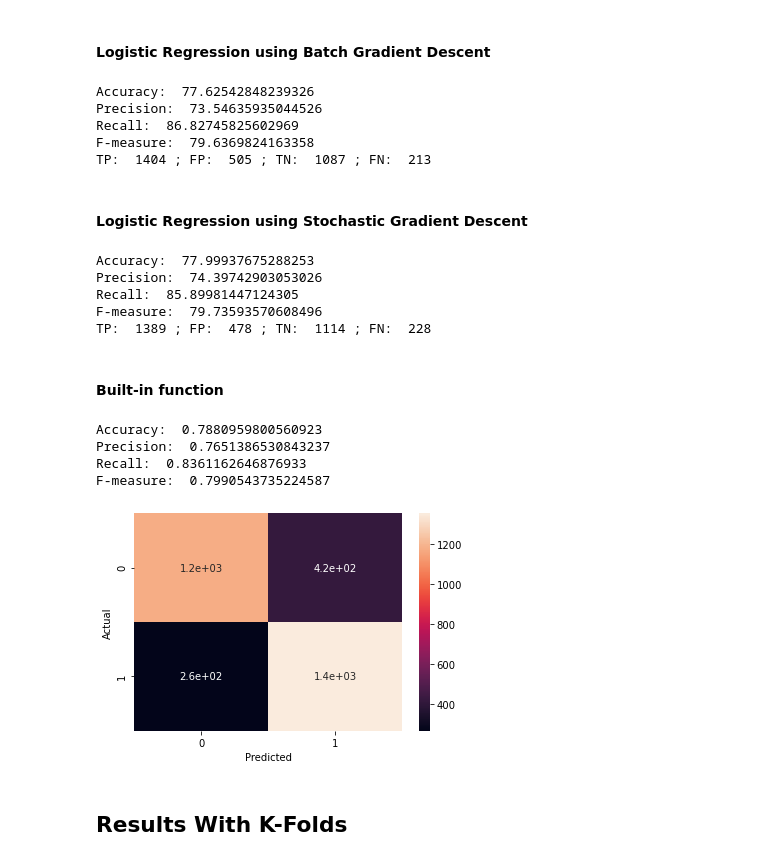
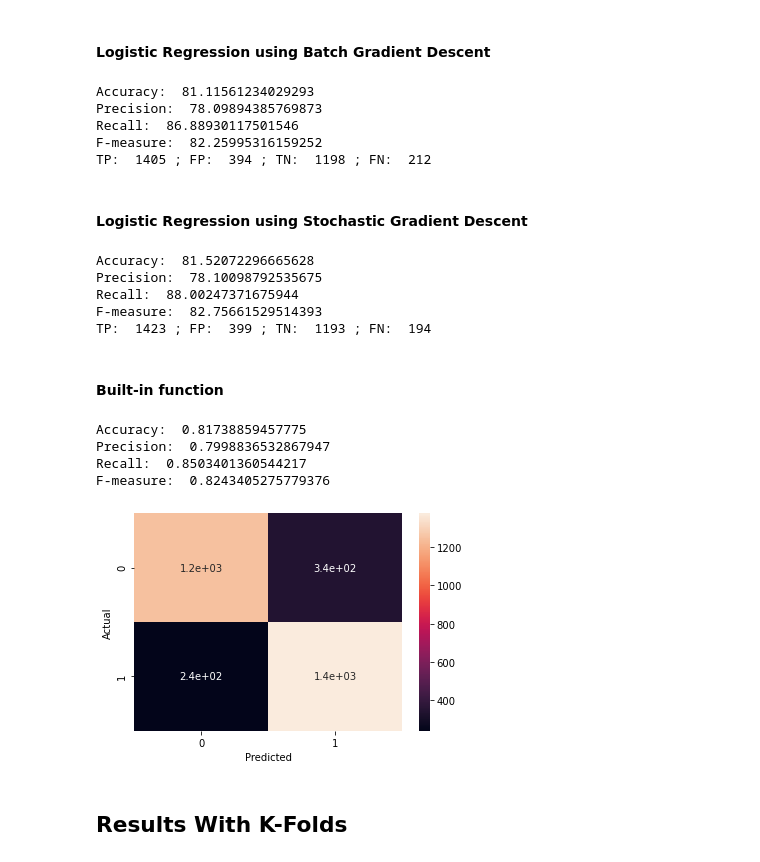
Before and after one commit to sallahbaksh/Stroke-EDA-Predictor, a Jupyter notebook: LogisticRegression.ipynb, the cells around one changed output. Saved outputs shown, nothing was run; the diff lists cells and outputs as text; code cells hidden in the pictures.

```diff
--- a/LogisticRegression.ipynb
+++ b/LogisticRegression.ipynb
@@ -88,3 +124,6 @@ X.gender=(X.gender.fillna(1))
+# %%
+smote = SMOTE()
+X, y = smote.fit_resample(X, y)
 # %% [markdown]
 ### Standardize data
 # %%
@@ -105,6 +142,3 @@ s_X = standardize(X)
-# %%
-smote = SMOTE()
-s_X, y = smote.fit_resample(s_X, y)
 # %% [markdown]
 ### Functions used:
 # %% [markdown]
@@ -325,51 +359,47 @@ epsilon = 1e-5
 # %%
 logisticBGD(X_train, y_train, X_test, y_test, n, m, "no")
 # %% [output]
-Accuracy:  77.62542848239326
-Precision:  73.54635935044526
-Recall:  86.82745825602969
-F-measure:  79.6369824163358
-TP:  1404 ; FP:  505 ; TN:  1087 ; FN:  213
+Accuracy:  81.11561234029293
+Precision:  78.09894385769873
+Recall:  86.88930117501546
+F-measure:  82.25995316159252
+TP:  1405 ; FP:  394 ; TN:  1198 ; FN:  212
 # %% [markdown]
 #### Logistic Regression using Stochastic Gradient Descent
 # %%
 logisticSGD(X_train, y_train, y_test, X_test, n, m, "no")
 # %% [output]
-Accuracy:  77.99937675288253
-Precision:  74.39742903053026
-Recall:  85.89981447124305
-F-measure:  79.73593570608496
-TP:  1389 ; FP:  478 ; TN:  1114 ; FN:  228
+Accuracy:  81.52072296665628
+Precision:  78.10098792535675
+Recall:  88.00247371675944
+F-measure:  82.75661529514393
+TP:  1423 ; FP:  399 ; TN:  1193 ; FN:  194
 # %% [markdown]
 #### Built-in function
 # %%
 X_train,X_test, y_train,y_test=train_test_split(s_X,y,test_size=0.33,random_state=0)
 y_train = y_train.values.ravel()
-import matplotlib.pyplot as plt
-from sklearn.linear_model import LogisticRegression
-from sklearn import metrics
-import seaborn as sn
 
 #y_train = y_train.ravel()
 logistic_regression= LogisticRegression()
 logistic_regression.fit(X_train,y_train)
 y_pred=logistic_regression.predict(X_test)
 y_test = y_test.values
 y_test = y_test.reshape(3209,)
 confusion_matrix = pd.crosstab(y_test, y_pred, rownames=['Actual'], colnames=['Predicted'])
-sn.heatmap(confusion_matrix, annot=True)
+sns.heatmap(confusion_matrix, annot=True)
 print('Accuracy: ',metrics.accuracy_score(y_test, y_pred))
 print('Precision: ',metrics.precision_score(y_test, y_pred,zero_division=0))
 print('Recall: ',metrics.recall_score(y_test, y_pred))
 print('F-measure: ',metrics.f1_score(y_test, y_pred,zero_division=0))
 
 plt.show()
 # %% [output]
-Accuracy:  0.7880959800560923
-Precision:  0.7651386530843237
-Recall:  0.8361162646876933
-F-measure:  0.7990543735224587
+Accuracy:  0.81738859457775
+Precision:  0.7998836532867947
+Recall:  0.8503401360544217
+F-measure:  0.8243405275779376
-[figure, old version]
+[figure, new version]
 # %% [markdown]
 ## Results With K-Folds
 # %%
```
Also changed, not shown: parts of 14 cells of this notebook.
